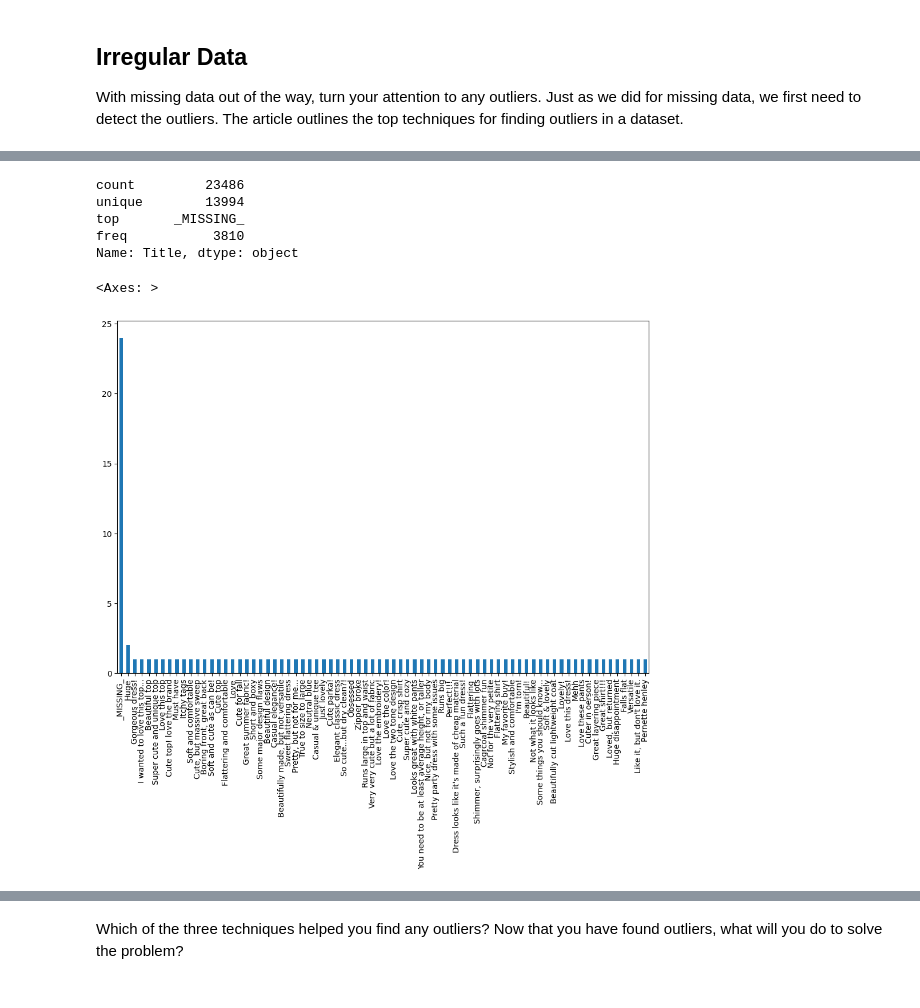
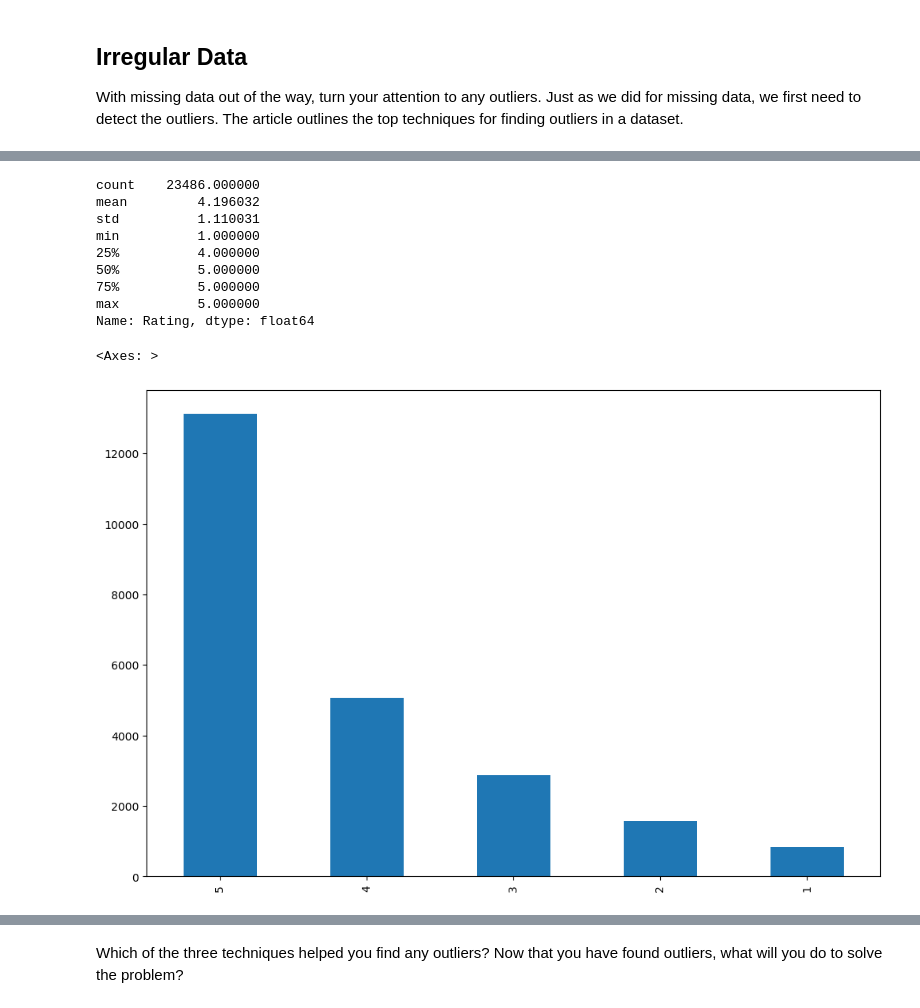
Before and after one commit to KavVij/cleaning-data, a Jupyter notebook: Cleaning Data Exercises.ipynb, the cells around one changed output, grey strips where cells are left out. Saved outputs shown, nothing was run; the diff lists cells and outputs as text; code cells hidden in the pictures.

```diff
--- a/Cleaning Data Exercises.ipynb
+++ b/Cleaning Data Exercises.ipynb
@@ -168,18 +176,22 @@ With missing data out of the way, turn your attention to any outliers. Just as w
 # %%
 # Use the describe() method
-df['Title'].describe()
+df['Rating'].describe()
 # df["Review Text"].describe()
 # %% [output]
-count         23486
-unique        13994
-top       _MISSING_
-freq           3810
-Name: Title, dtype: object
+count    23486.000000
+mean         4.196032
+std          1.110031
+min          1.000000
+25%          4.000000
+50%          5.000000
+75%          5.000000
+max          5.000000
+Name: Rating, dtype: float64
 # %%
 # Plot a bar chart
 
 
-df.head(100)['Title'].value_counts().plot.bar()
+df['Rating'].value_counts().plot.bar()
 # %% [output]
 <Axes: >
-[figure, old version]
+[figure, new version]
```
Also changed, not shown: parts of 8 cells of this notebook.
